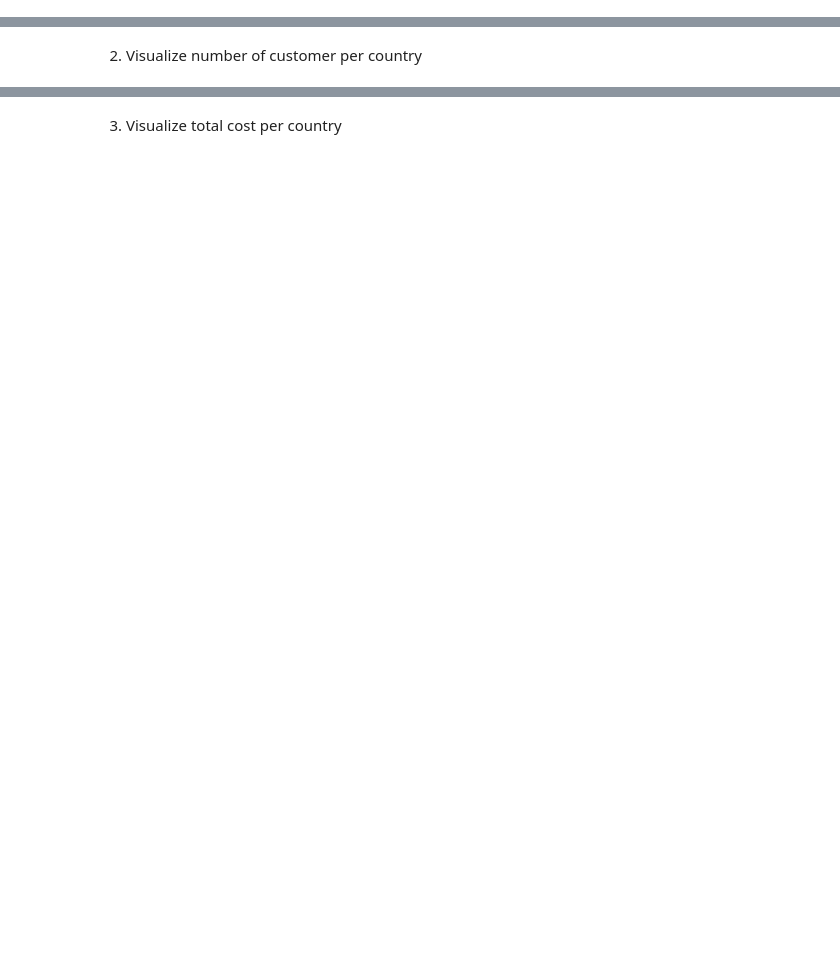
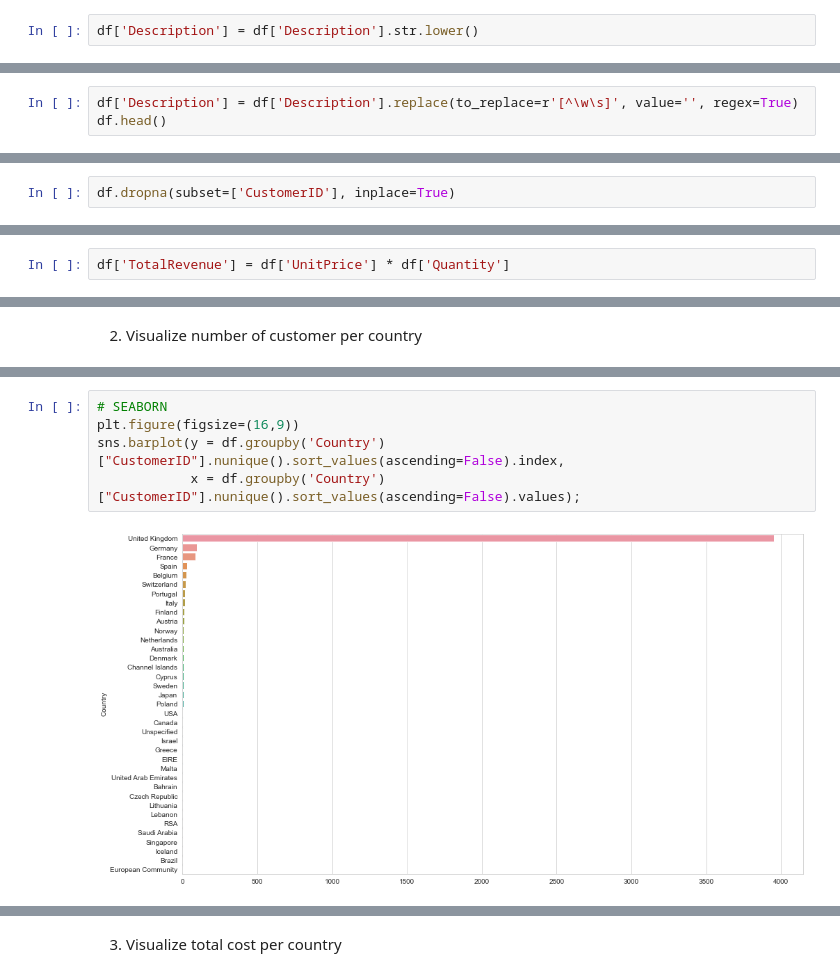
Before and after one commit to Bir01/03_DATA_SCIENCE_MACHINE_LEARNING_MODULE, a Jupyter notebook: 1- Projects/Capstone_Project/Customer_Segmentation_Student_Notebook_Capstone_1_V2.ipynb, the cells around one changed output, grey strips where cells are left out. Drawn from its saved outputs; the diff is of its cells as text; blank space fills up the shorter version.

```diff
--- a/1- Projects/Capstone_Project/Customer_Segmentation_Student_Notebook_Capstone_1_V2.ipynb
+++ b/1- Projects/Capstone_Project/Customer_Segmentation_Student_Notebook_Capstone_1_V2.ipynb
@@ -569,0 +681,2 @@ We also don't want to assign these orders to those customers because this would
+# %%
+df['Description'] = df['Description'].str.lower()
@@ -569,0 +692,3 @@ We also don't want to assign these orders to those customers because this would
+# %%
+df['Description'] = df['Description'].replace(to_replace=r'[^\w\s]', value='', regex=True)
+df.head()
@@ -569,0 +710,2 @@ We also don't want to assign these orders to those customers because this would
+# %%
+df.dropna(subset=['CustomerID'], inplace=True)
@@ -579,3 +816,5 @@ We also don't want to assign these orders to those customers because this would
 ### vi. Explore Customers by Country
 # %% [markdown]
 1. What's the total revenue per country?
+# %%
+df['TotalRevenue'] = df['UnitPrice'] * df['Quantity']
@@ -583,0 +933,7 @@ We also don't want to assign these orders to those customers because this would
+# %%
+# SEABORN
+plt.figure(figsize=(16,9))
+sns.barplot(y = df.groupby('Country')["CustomerID"].nunique().sort_values(ascending=False).index,
+            x = df.groupby('Country')["CustomerID"].nunique().sort_values(ascending=False).values);
+# %% [output]
+[figure, added]
```
Also changed, not shown: parts of 126 cells of this notebook.
